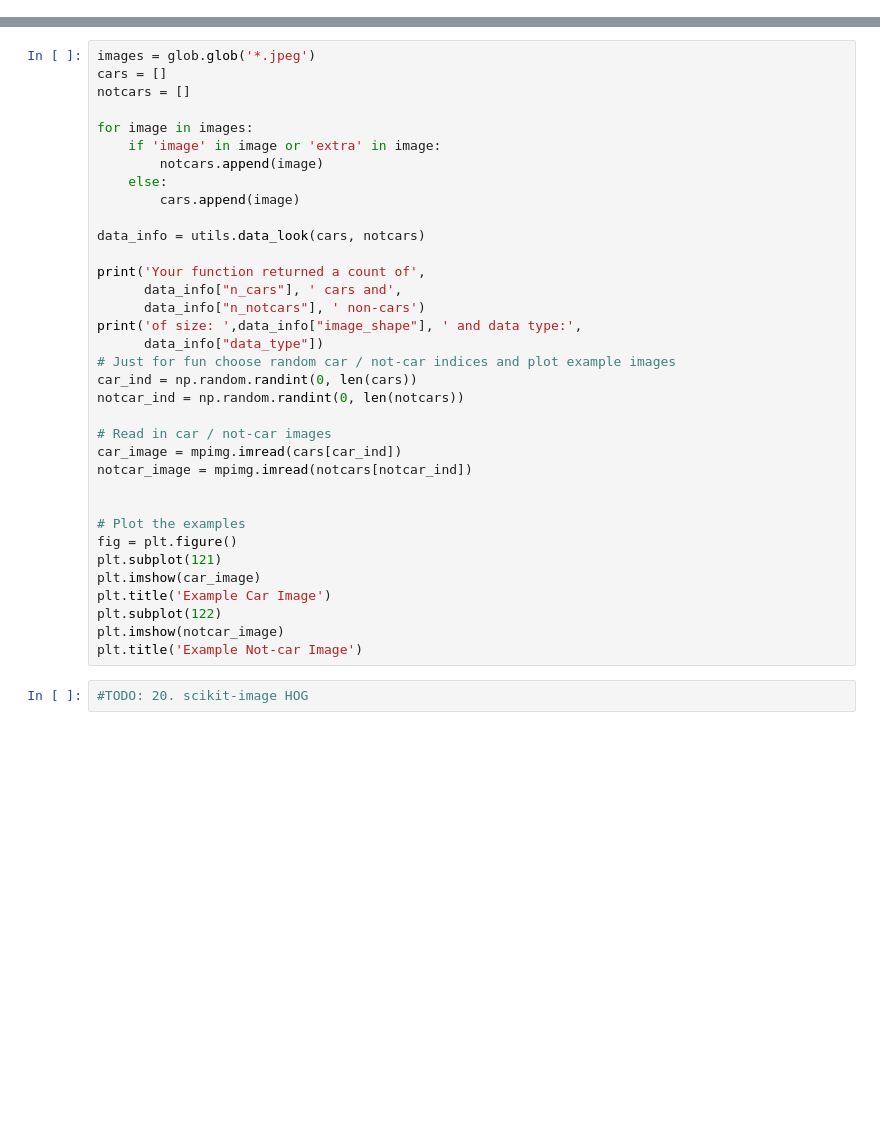
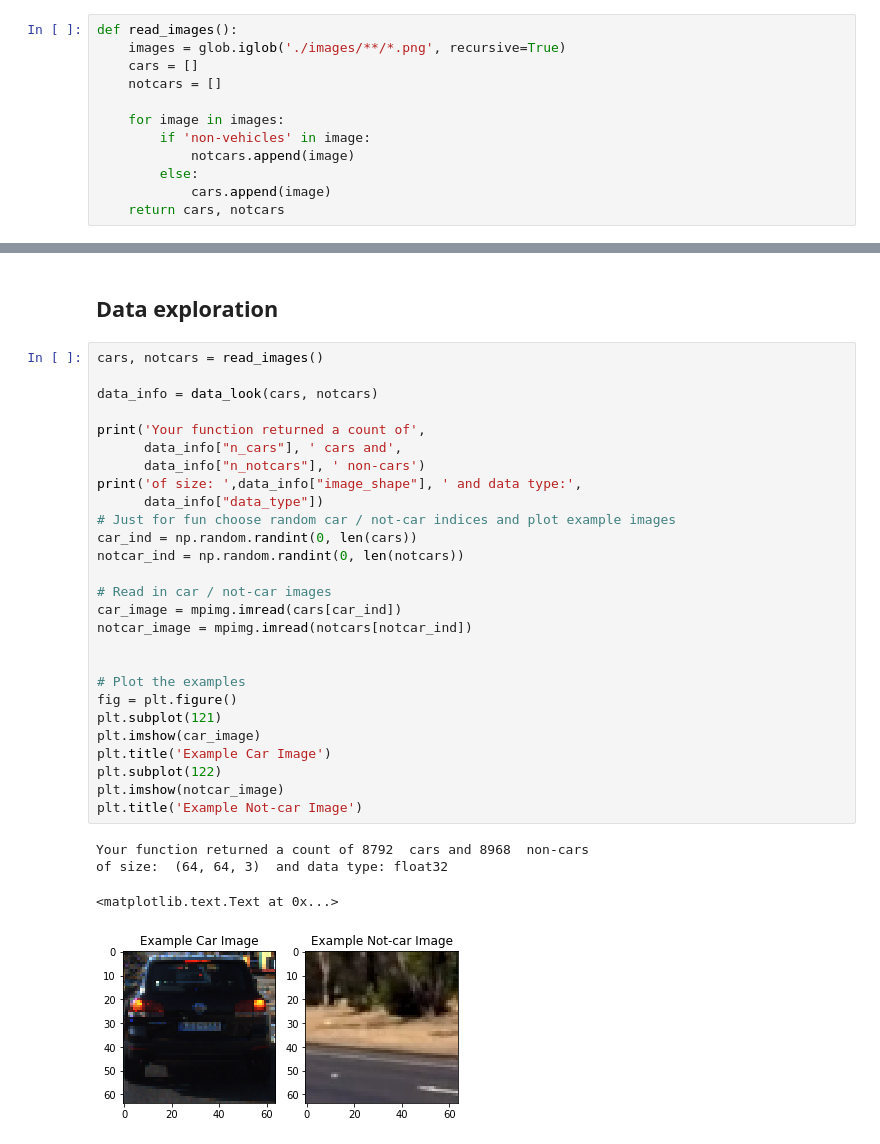
Before and after one commit to Daard/CarND-P5-Vehicle-Detection, a Jupyter notebook: notebook.ipynb, the cells around one changed output, grey strips where cells are left out. Cells and saved outputs as stored; diff of their text form; blank space fills up the shorter version.

```diff
--- a/notebook.ipynb
+++ b/notebook.ipynb
@@ -8,3 +17,15 @@ import numpy as np
+# %%
+def read_images():
+    images = glob.iglob('./images/**/*.png', recursive=True)
+    cars = []
+    notcars = []
+
+    for image in images:
+        if 'non-vehicles' in image:
+            notcars.append(image)
+        else:
+            cars.append(image)
+    return cars, notcars
 # %%
 image = mpimg.imread('test_images/test1.jpg')
 
@@ -62,37 +104,34 @@ plt.title('Spatially Binned Features')
+# %% [markdown]
+## Data exploration
 # %%
-images = glob.glob('*.jpeg')
-cars = []
-notcars = []
+cars, notcars = read_images()
 
-for image in images:
-    if 'image' in image or 'extra' in image:
-        notcars.append(image)
-    else:
-        cars.append(image)
-
-data_info = utils.data_look(cars, notcars)
+data_info = data_look(cars, notcars)
 
 print('Your function returned a count of',
       data_info["n_cars"], ' cars and',
       data_info["n_notcars"], ' non-cars')
 print('of size: ',data_info["image_shape"], ' and data type:',
       data_info["data_type"])
 # Just for fun choose random car / not-car indices and plot example images
 car_ind = np.random.randint(0, len(cars))
 notcar_ind = np.random.randint(0, len(notcars))
 
 # Read in car / not-car images
 car_image = mpimg.imread(cars[car_ind])
 notcar_image = mpimg.imread(notcars[notcar_ind])
 
 
 # Plot the examples
 fig = plt.figure()
 plt.subplot(121)
 plt.imshow(car_image)
 plt.title('Example Car Image')
 plt.subplot(122)
 plt.imshow(notcar_image)
 plt.title('Example Not-car Image')
+# %% [output]
+Your function returned a count of 8792  cars and 8968  non-cars
+of size:  (64, 64, 3)  and data type: float32
+<matplotlib.text.Text at 0x...>
+[figure, added]
-# %%
-#TODO: 20. scikit-image HOG
```
Also changed, not shown: parts of 25 cells of this notebook, 3 other files.
